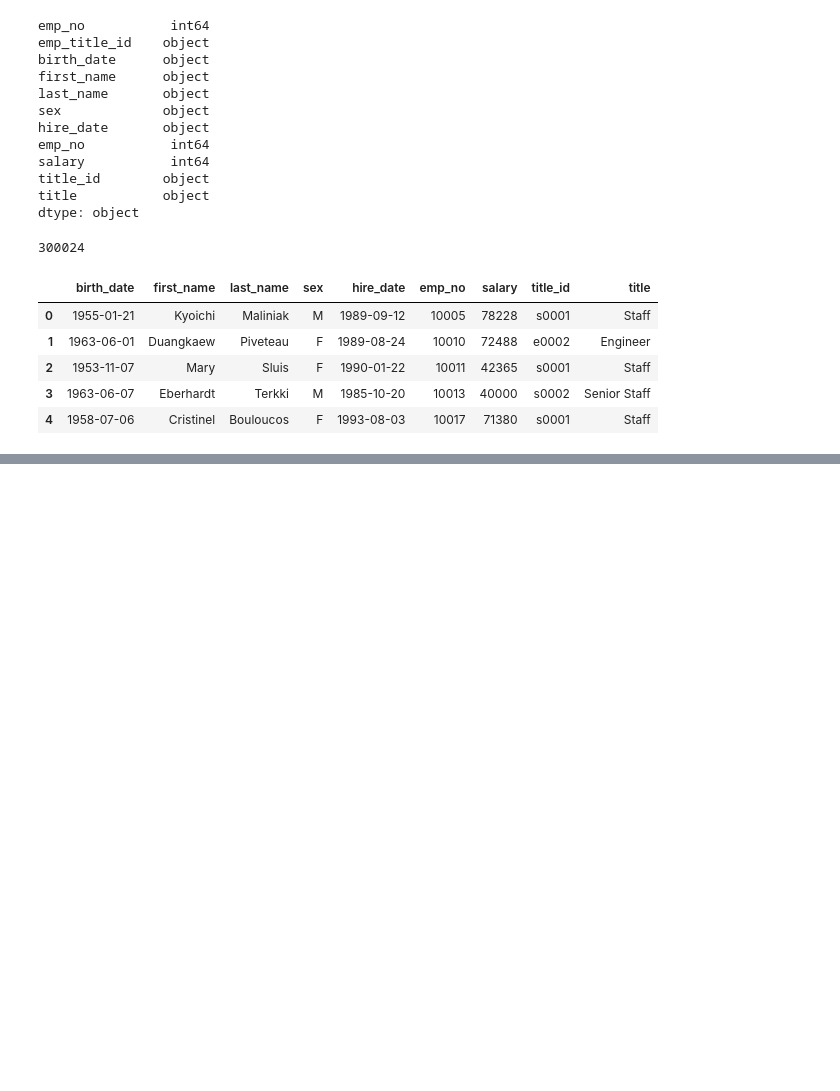
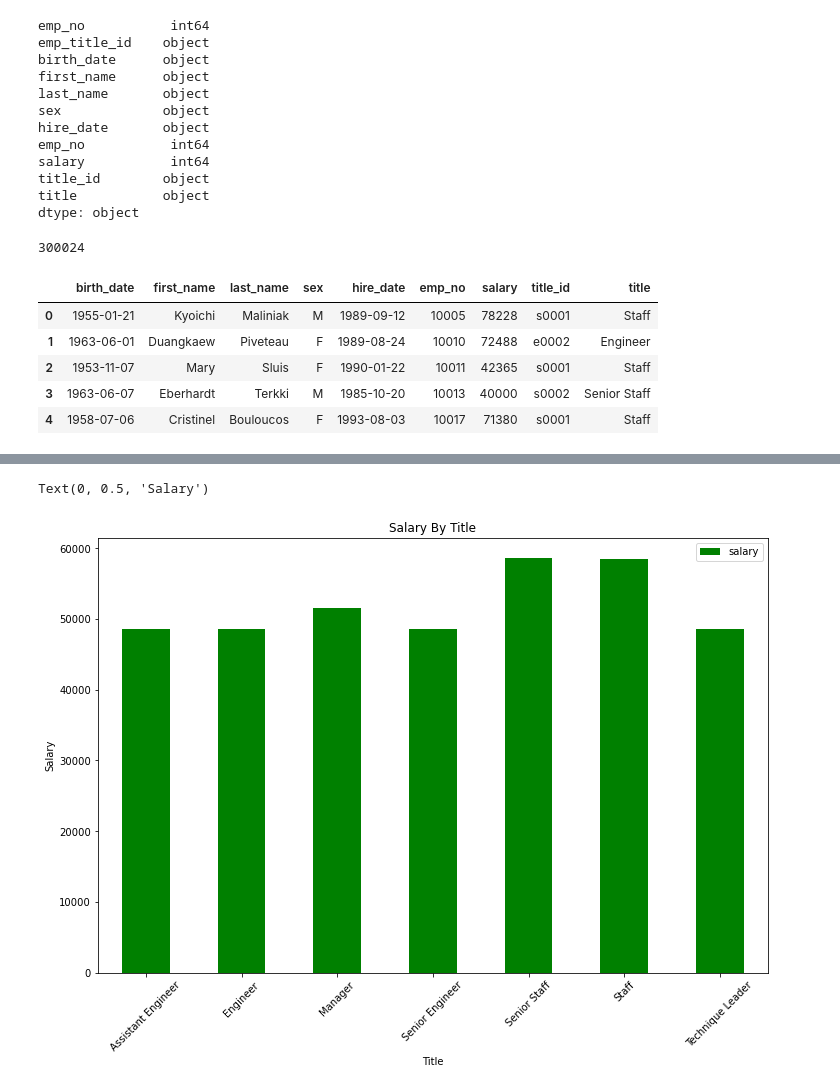
Before and after one commit to jayhjman/sql-challenge, a Jupyter notebook: Bonus/Bonus.ipynb, the cells around one changed output, grey strips where cells are left out. Drawn from its saved outputs; the diff is of its cells as text; code cells hidden in the pictures; blank space fills up the shorter version.

```diff
--- a/Bonus/Bonus.ipynb
+++ b/Bonus/Bonus.ipynb
@@ -111,0 +117,6 @@ for x in ax:
+# %%
+# aggregate salary by title by grouping
+title_mean_salary_df = df.groupby('title').agg({"salary":"mean"})
+title_mean_salary_df['salary'] = round(title_mean_salary_df['salary'],2)
+title_mean_salary_df = title_mean_salary_df.reset_index()
+title_mean_salary_df
@@ -111,0 +132,8 @@ for x in ax:
+# %%
+# Plot and label Salaries by Title
+ax = title_mean_salary_df.plot(kind='bar', x="title", y="salary", rot=45, title="Salary By Title", figsize=(12,8), color="green")
+ax.set_xlabel("Title")
+ax.set_ylabel("Salary")
+# %% [output]
+Text(0, 0.5, 'Salary')
+[figure, added]
```
Also changed, not shown: parts of 6 cells of this notebook.
